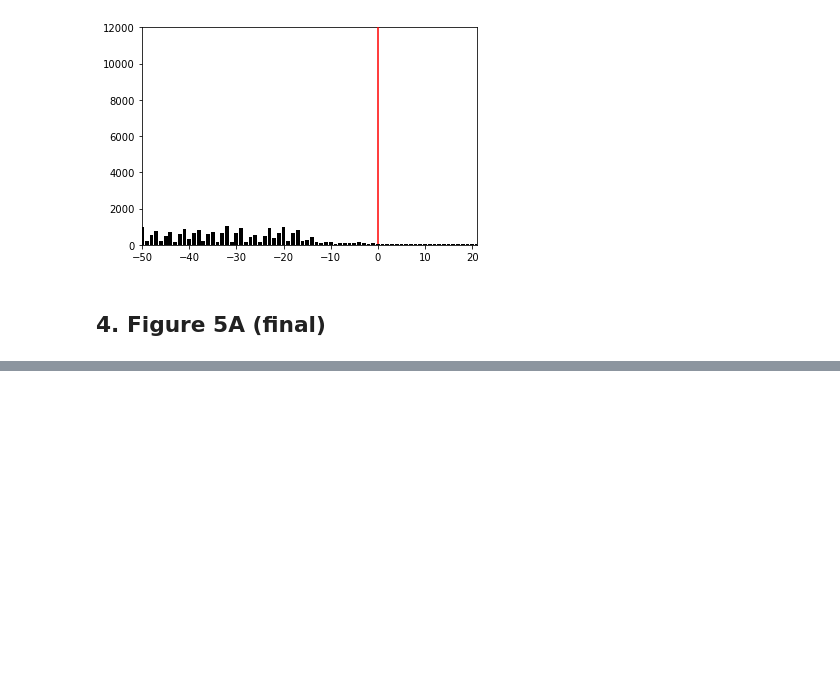
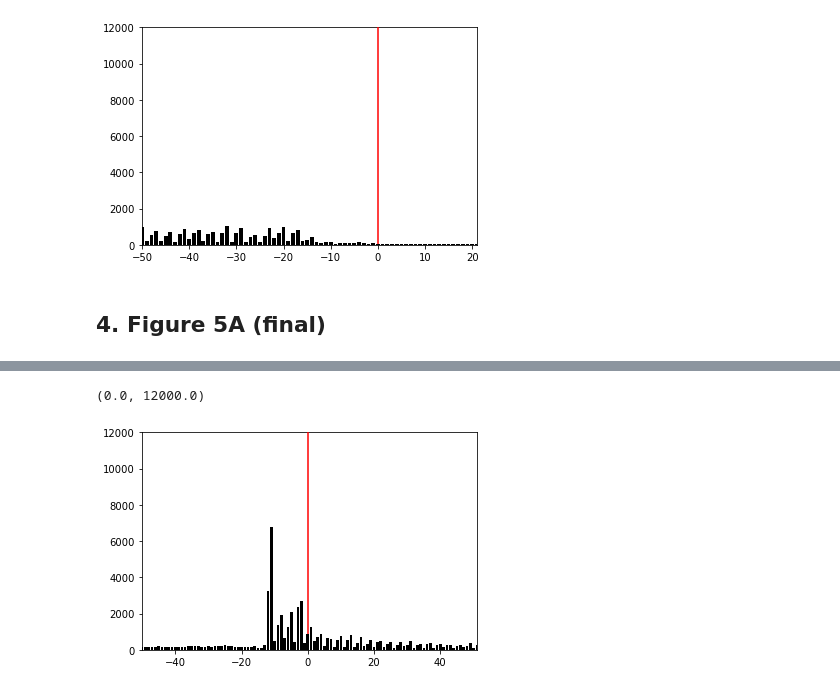
Before and after one commit to kangjunseo/Bioinformatics, a Jupyter notebook: QBioLab_Internship/Mission3.ipynb, the cells around one changed output, grey strips where cells are left out. Saved outputs shown, nothing was run; the diff lists cells and outputs as text; code cells hidden in the pictures; blank space fills up the shorter version.

```diff
--- a/QBioLab_Internship/Mission3.ipynb
+++ b/QBioLab_Internship/Mission3.ipynb
@@ -436,0 +477,3 @@ temp
+# %%
+del_multiread = temp.drop_duplicates(subset=['read','gene'])
+del_multiread
@@ -436,0 +494,3 @@ temp
+# %%
+full_filter_df = del_multiread[del_multiread['trx'].isin(trx_ser_best.index)][['trx','pos','cnt']]
+full_filter_df
@@ -436,0 +511,8 @@ temp
+# %%
+ffd_np = full_filter_df.to_numpy()
+for row in ffd_np:
+    try:
+        row[1] -= utr_map['length'][row[0]]
+    except:
+        pass
+ffd_np
@@ -436,0 +527,5 @@ temp
+# %%
+read_start = pd.DataFrame(ffd_np)
+read_start.columns = ['trx','pos','cnt']
+start_c = read_start[['pos','cnt']].groupby(by=['pos']).sum()
+start_c.head(10)
@@ -436,0 +545,8 @@ temp
+# %%
+plt.bar(list(map(int, start_c.index)), list(map(int, start_c.values)), color='k', zorder=10)
+plt.axvline(0, color='r', zorder=5)
+plt.xlim(-50,51)
+plt.ylim(0,12000)
+# %% [output]
+(0.0, 12000.0)
+[figure, added]
```
Also changed, not shown: parts of 33 cells of this notebook.
